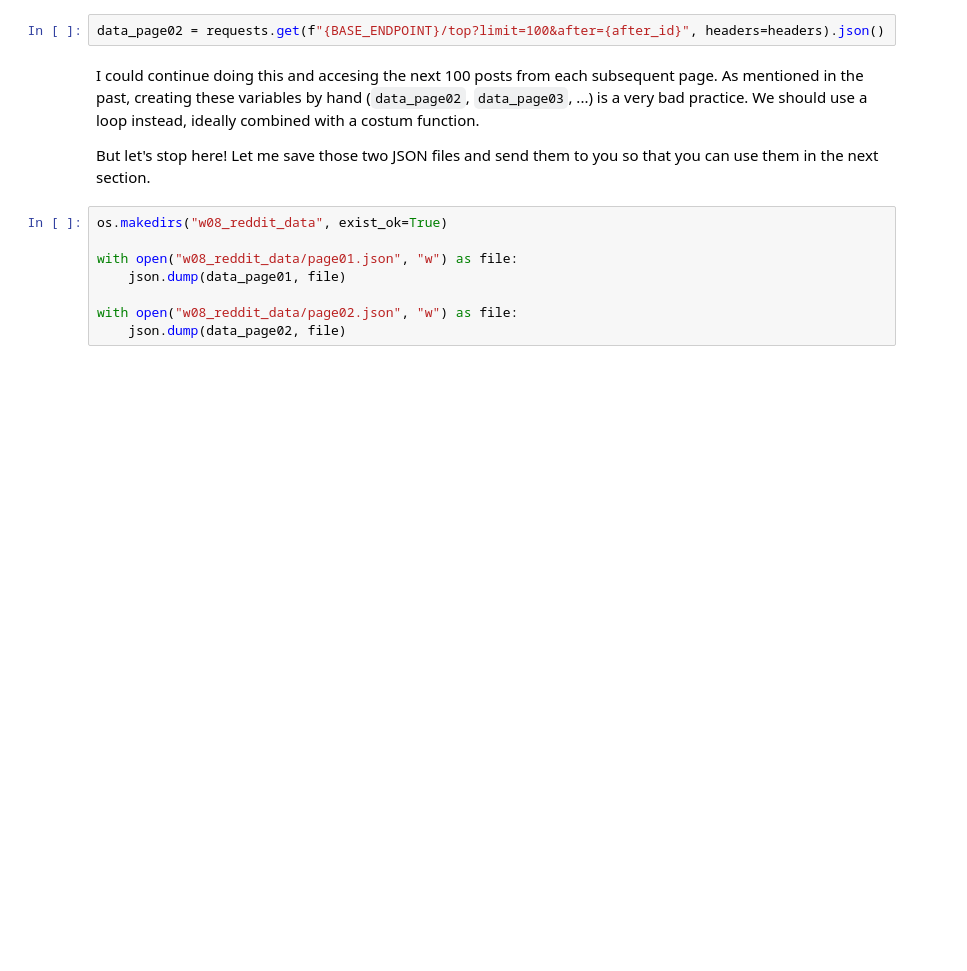
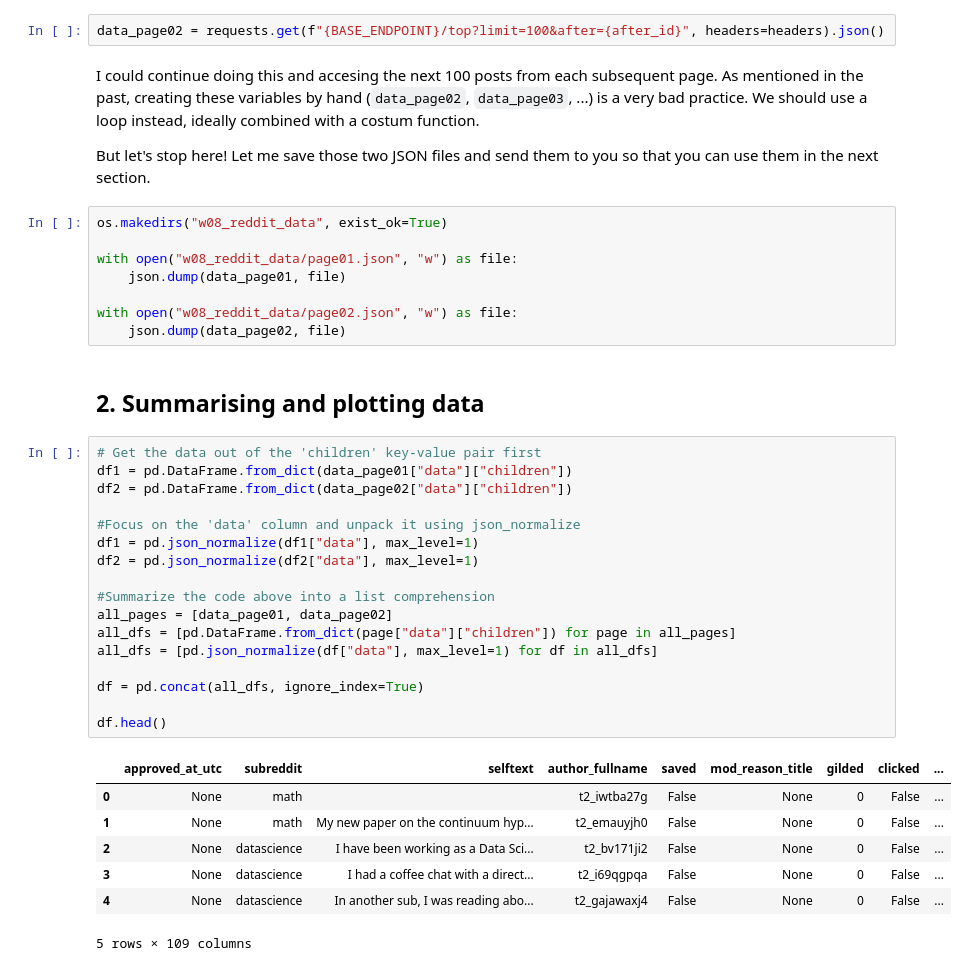
Before and after one commit to isabelmorar/lse-ds, a Jupyter notebook: week08/week08_lecture_redditAPI.ipynb, the cells around one changed output. Cells and saved outputs as stored; diff of their text form; blank space fills up the shorter version.

```diff
--- a/week08/week08_lecture_redditAPI.ipynb
+++ b/week08/week08_lecture_redditAPI.ipynb
@@ -162,3 +146,30 @@ with open("w08_reddit_data/page01.json", "w") as file:
 
 with open("w08_reddit_data/page02.json", "w") as file:
     json.dump(data_page02, file)
+# %% [markdown]
+## 2. Summarising and plotting data
+# %%
+# Get the data out of the 'children' key-value pair first
+df1 = pd.DataFrame.from_dict(data_page01["data"]["children"])
+df2 = pd.DataFrame.from_dict(data_page02["data"]["children"])
+
+#Focus on the 'data' column and unpack it using json_normalize
+df1 = pd.json_normalize(df1["data"], max_level=1)
+df2 = pd.json_normalize(df2["data"], max_level=1)
+
+#Summarize the code above into a list comprehension
+all_pages = [data_page01, data_page02]
+all_dfs = [pd.DataFrame.from_dict(page["data"]["children"]) for page in all_pages]
+all_dfs = [pd.json_normalize(df["data"], max_level=1) for df in all_dfs]
+
+df = pd.concat(all_dfs, ignore_index=True)
+
+df.head()
+# %% [output]
+|  | approved_at_utc | subreddit | selftext | author_fullname | saved | mod_reason_title | gilded | clicked | ... |
+| 0 | None | math |  | t2_iwtba27g | False | None | 0 | False | ... |
+| 1 | None | math | My new paper on the continuum hyp... | t2_emauyjh0 | False | None | 0 | False | ... |
+| 2 | None | datascience | I have been working as a Data Sci... | t2_bv171ji2 | False | None | 0 | False | ... |
+| 3 | None | datascience | I had a coffee chat with a direct... | t2_i69qgpqa | False | None | 0 | False | ... |
+| 4 | None | datascience | In another sub, I was reading abo... | t2_gajawaxj4 | False | None | 0 | False | ... |
+5 rows × 109 columns
```
Also changed, not shown: parts of 4 cells of this notebook, 2 other files.
